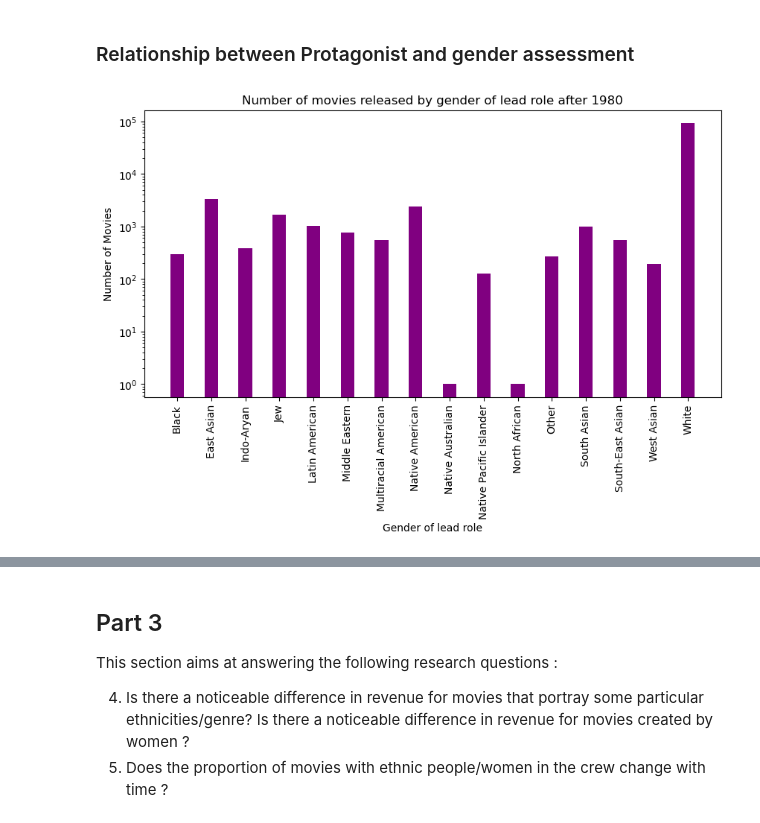
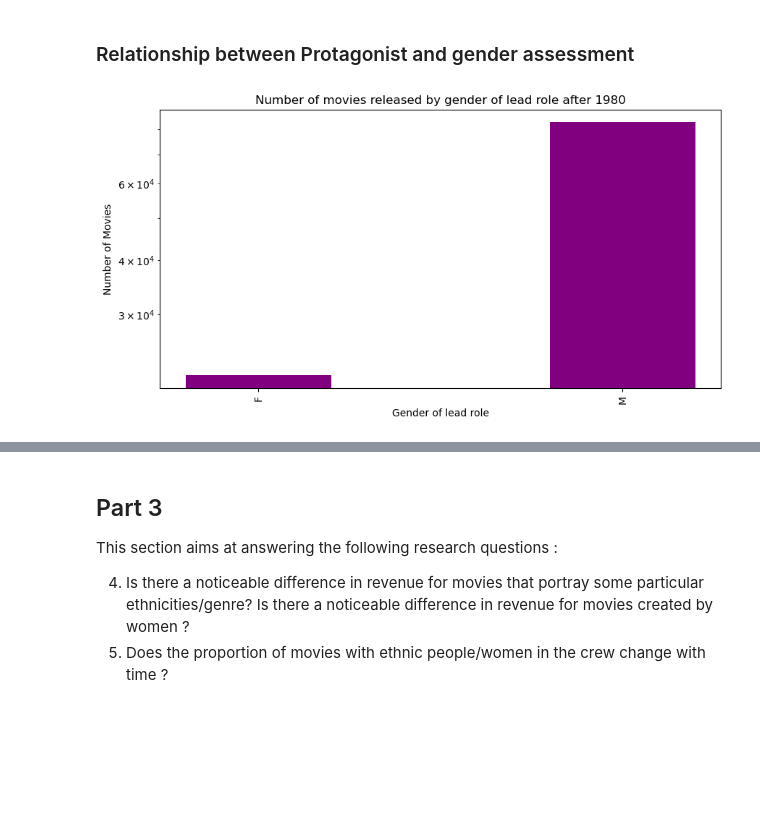
Before and after one commit to epfl-ada/ada-2022-project-xxdatasiencesxx, a Jupyter notebook: MILESTONE_2.ipynb, the cells around one changed output, grey strips where cells are left out. Saved outputs shown, nothing was run; the diff lists cells and outputs as text; code cells hidden in the pictures; blank space fills up the shorter version.

```diff
--- a/MILESTONE_2.ipynb
+++ b/MILESTONE_2.ipynb
@@ -279,20 +281,20 @@ plt.show()
 # %%
 movie_num_by_gender = mainchar_budget_db.groupby(by=["gender"]).count()
 
 # Plot the number of movies by ethnicity of lead role
 fig = plt.figure(figsize = (10, 5))
 
 # Creating the bar plot
-plt.bar(movie_num_by_ethnicity.index , movie_num_by_ethnicity['name'] , color ='purple',
+plt.bar(movie_num_by_gender.index , movie_num_by_gender['name'] , color ='purple',
         width = 0.4)
 plt.xticks(rotation = 90)
 plt.semilogy()
 plt.xlabel("Gender of lead role")
 plt.ylabel("Number of Movies")
 plt.title("Number of movies released by gender of lead role after 1980")
 plt.show()
 # %% [output]
-[figure, old version]
+[figure, new version]
 # %%
 # Get the ethnicity of all actors in movies_db instead of the freebaseID ethnicity code
 movies_ethnicity = pd.merge(characters_db, movies_db, on = 'freebase_movieID')
```
Also changed, not shown: parts of 2 cells of this notebook.
